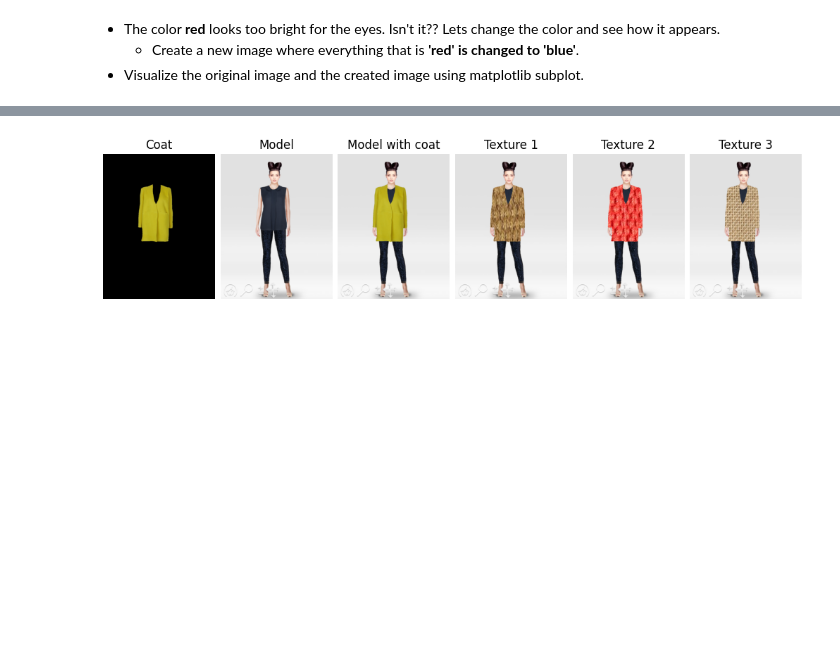
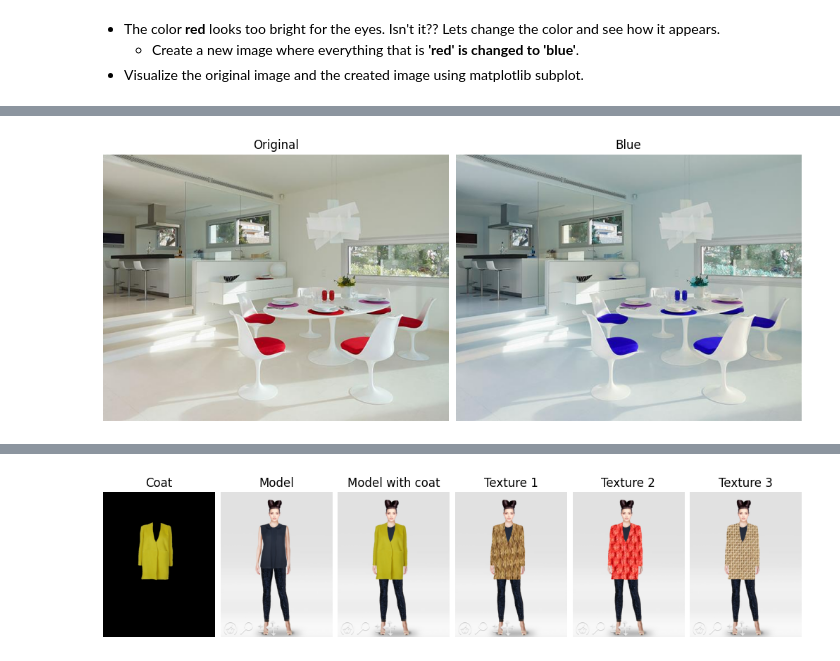
Before and after one commit to MarioROT/CV-MAI, a Jupyter notebook: Session 2/image_operators_and_filters.ipynb, the cells around one changed output, grey strips where cells are left out. Cells and saved outputs as stored; diff of their text form; code cells hidden in the pictures; blank space fills up the shorter version.

```diff
--- a/Session 2/image_operators_and_filters.ipynb
+++ b/Session 2/image_operators_and_filters.ipynb
@@ -125,3 +139,10 @@ cp.custom_grids([room_img], 1, 1, axis='off', figsize=(5,5)).show()
+# %%
+#Some other solution
+
+#We can interchange the Red and Blue channels in order to change the colors
+cp.custom_grids([room_img,np.stack((blue,green,red),axis=-1)],1,2,['Original','Blue'],axis='off').show()
+# %% [output]
+[figure, added]
 # %% [markdown]
 # Image Manipulation
 
```
Also changed, not shown: parts of 14 cells of this notebook.
